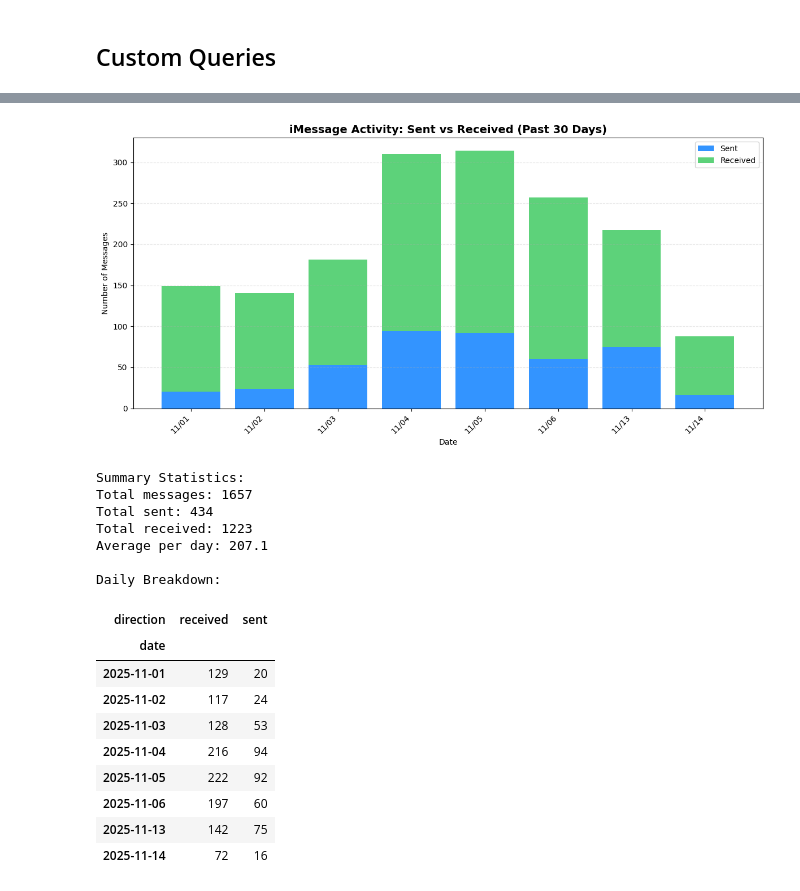
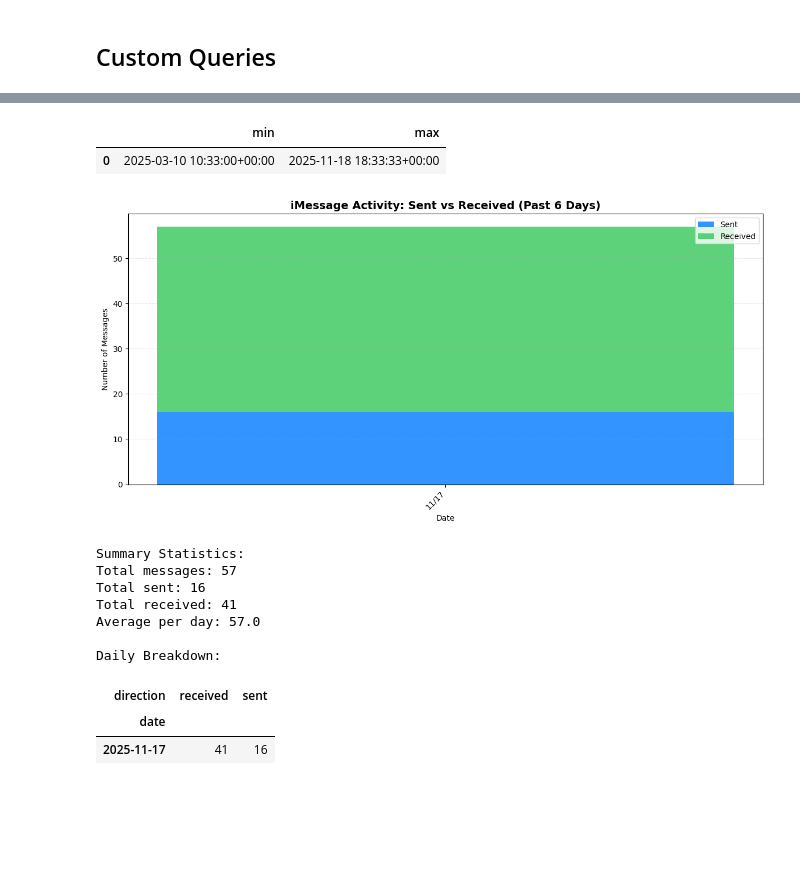
Before and after one commit to ChrisPatten/haven, a Jupyter notebook: notebooks/postgres_query_playground.ipynb, the cells around one changed output, grey strips where cells are left out. Cells and saved outputs as stored; diff of their text form; code cells hidden in the pictures; blank space fills up the shorter version.

```diff
--- a/notebooks/postgres_query_playground.ipynb
+++ b/notebooks/postgres_query_playground.ipynb
@@ -574,9 +557,18 @@ display(matching_docs)
+# %%
+query_df("""
+select min(content_timestamp), max(content_timestamp) from documents
+where is_active_version = true
+and source_type = 'imessage'
+""")
+# %% [output]
+|  | min | max |
+| 0 | 2025-03-10 10:33:00+00:00 | 2025-11-18 18:33:33+00:00 |
 # %%
 # iMessage Activity: Sent vs Received
 import matplotlib.pyplot as plt
 from datetime import datetime, timedelta
 
-NUM_DAYS = 30
+NUM_DAYS = 6
 
 # Query iMessages for the past NUM_DAYS days, grouped by date and direction
 imessage_stats = query_df("""
@@ -593,7 +585,7 @@ imessage_stats = query_df("""
     FROM documents
     WHERE is_active_version = true
       AND source_type = 'imessage'
-      AND content_timestamp >= CURRENT_DATE - MAKE_INTERVAL(days => %s)
+      AND content_timestamp >= CURRENT_DATE - MAKE_INTERVAL(months => %s)
       AND content_timestamp < CURRENT_DATE + INTERVAL '1 day'
     GROUP BY DATE(content_timestamp), direction
     ORDER BY date, direction
@@ -627,48 +619,41 @@ if len(imessage_stats) > 0:
     # Format x-axis
     ax.set_xticks(x_pos)
     ax.set_xticklabels([d.strftime('%m/%d') for d in dates], rotation=45, ha='right')
     ax.set_xlabel('Date')
     ax.set_ylabel('Number of Messages')
     ax.set_title(f'iMessage Activity: Sent vs Received (Past {NUM_DAYS} Days)', fontsize=14, fontweight='bold')
     ax.legend()
     ax.grid(axis='y', alpha=0.3, linestyle='--')
 
     plt.tight_layout()
     plt.show()
 
     # Display summary statistics
     total_sent = float(sent_counts.sum())
     total_received = float(received_counts.sum())
     total_messages = total_sent + total_received
     avg_per_day = total_messages / len(dates) if len(dates) > 0 else 0
 
     print(f"\nSummary Statistics:")
     print(f"Total messages: {int(total_messages)}")
     print(f"Total sent: {int(total_sent)}")
     print(f"Total received: {int(total_received)}")
     print(f"Average per day: {avg_per_day:.1f}")
 
     # Display the data table
     print(f"\nDaily Breakdown:")
     display(pivot_data)
 else:
     print(f"No iMessage data found for the past {NUM_DAYS} days.")
 # %% [output]
-[figure, old version]
+[figure, new version]
 Summary Statistics:
-Total messages: 1657
-Total sent: 434
-Total received: 1223
-Average per day: 207.1
+Total messages: 57
+Total sent: 16
+Total received: 41
+Average per day: 57.0
 
 Daily Breakdown:
 | direction | received | sent |
 | date |  |  |
-| 2025-11-01 | 129 | 20 |
-| 2025-11-02 | 117 | 24 |
-| 2025-11-03 | 128 | 53 |
-| 2025-11-04 | 216 | 94 |
-| 2025-11-05 | 222 | 92 |
-| 2025-11-06 | 197 | 60 |
-| 2025-11-13 | 142 | 75 |
-| 2025-11-14 | 72 | 16 |
+| 2025-11-17 | 41 | 16 |
```
Also changed, not shown: parts of 12 cells of this notebook, 26 other files.
